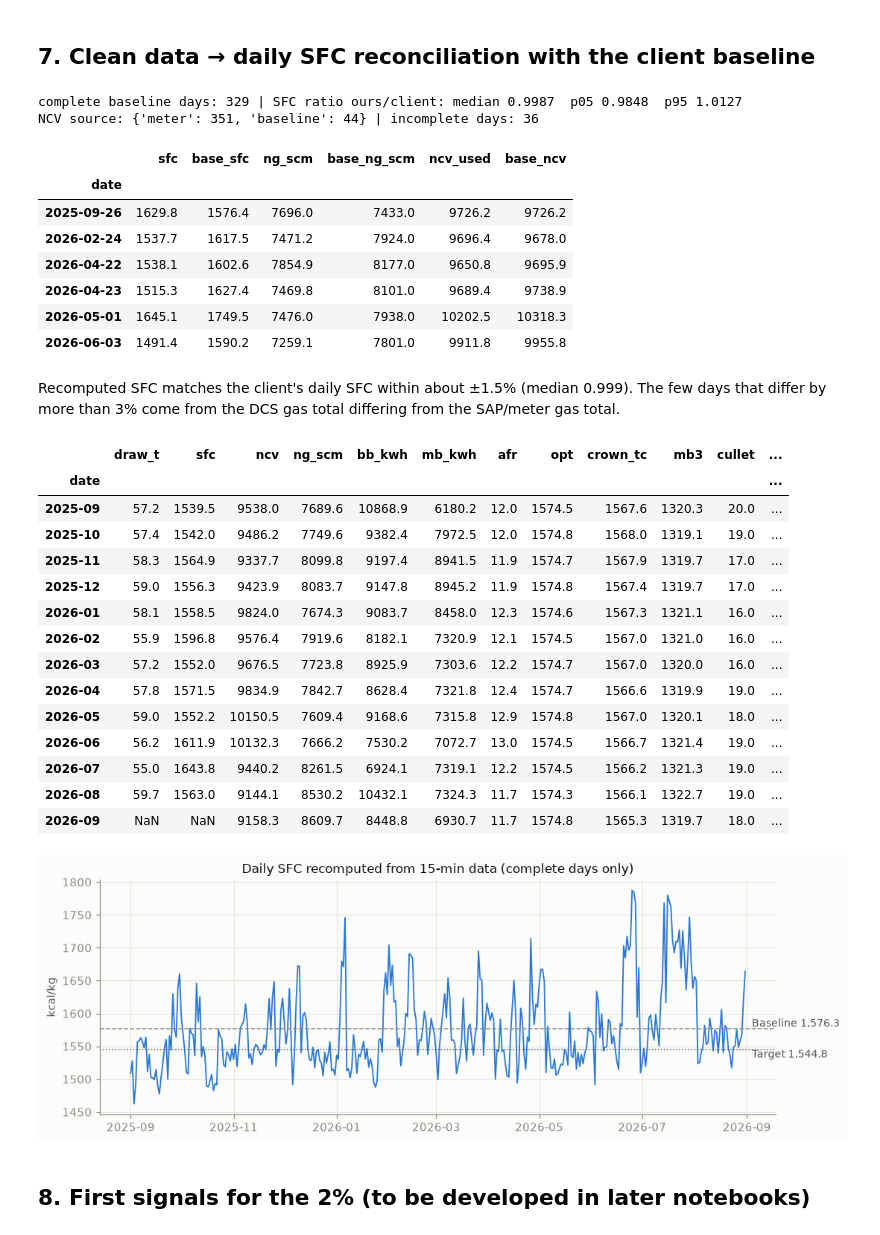
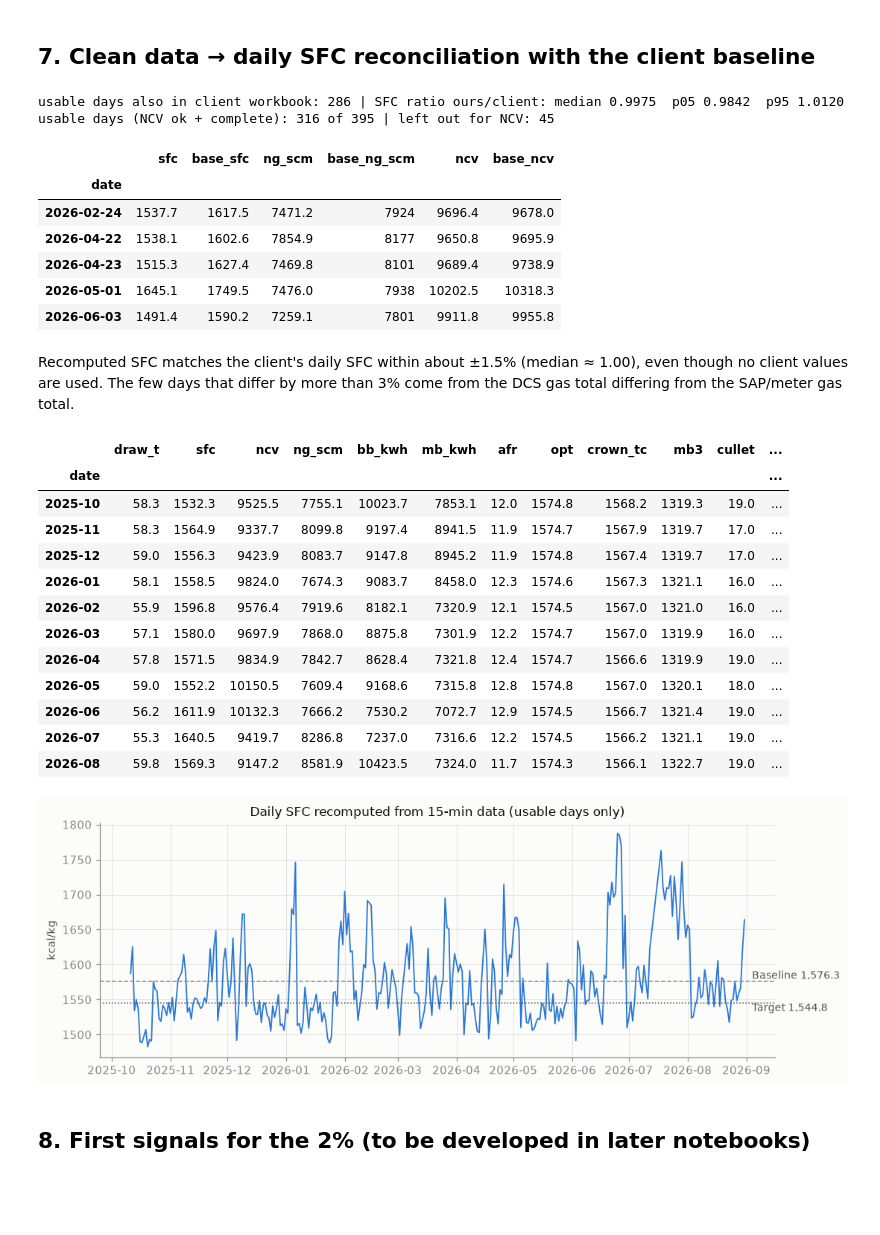
Before and after one commit to Sakthiskumar-A/PGP_ptm_analysis, a Jupyter notebook: notebooks/01_data_audit.ipynb, the cells around one changed output. Cells and saved outputs as stored; diff of their text form; code cells hidden in the pictures; blank space fills up the shorter version.

```diff
--- a/notebooks/01_data_audit.ipynb
+++ b/notebooks/01_data_audit.ipynb
@@ -205,59 +205,58 @@ plt.tight_layout(); plt.show()
 # %% [markdown]
 ## 7. Clean data → daily SFC reconciliation with the client baseline
 # %%
-d = dp.build_daily(q)
-dp.write_processed(q, d)
-x = d[d.day_complete & d.base_sfc.notna()]
+d = dp.build_daily(q); h = dp.build_hourly(q)
+dp.write_processed(q, d, h)
+# Comparison only: the client workbook is joined here to check our numbers, not to fill data.
+x = d[d.usable].join(dp.load_baseline_daily(), how='inner')
 r = x.sfc / x.base_sfc
-print('complete baseline days:', len(x), '| SFC ratio ours/client: median %.4f  p05 %.4f  p95 %.4f' % (r.median(), r.quantile(.05), r.quantile(.95)))
-print('NCV source:', d.ncv_source.value_counts().to_dict(), '| incomplete days:', int((~d.day_complete).sum()))
-x.loc[(r-1).abs() > 0.03, ['sfc','base_sfc','ng_scm','base_ng_scm','ncv_used','base_ncv']].round(1)
+print('usable days also in client workbook:', len(x), '| SFC ratio ours/client: median %.4f  p05 %.4f  p95 %.4f' % (r.median(), r.quantile(.05), r.quantile(.95)))
+print('usable days (NCV ok + complete):', int(d.usable.sum()), 'of', len(d), '| left out for NCV:', int((~d.ncv_ok).sum()))
+x.loc[(r-1).abs() > 0.03, ['sfc','base_sfc','ng_scm','base_ng_scm','ncv','base_ncv']].round(1)
 # %% [output]
-complete baseline days: 329 | SFC ratio ours/client: median 0.9987  p05 0.9848  p95 1.0127
-NCV source: {'meter': 351, 'baseline': 44} | incomplete days: 36
+usable days also in client workbook: 286 | SFC ratio ours/client: median 0.9975  p05 0.9842  p95 1.0120
+usable days (NCV ok + complete): 316 of 395 | left out for NCV: 45
-|  | sfc | base_sfc | ng_scm | base_ng_scm | ncv_used | base_ncv |
+|  | sfc | base_sfc | ng_scm | base_ng_scm | ncv | base_ncv |
 | date |  |  |  |  |  |  |
-| 2025-09-26 | 1629.8 | 1576.4 | 7696.0 | 7433.0 | 9726.2 | 9726.2 |
-| 2026-02-24 | 1537.7 | 1617.5 | 7471.2 | 7924.0 | 9696.4 | 9678.0 |
-| 2026-04-22 | 1538.1 | 1602.6 | 7854.9 | 8177.0 | 9650.8 | 9695.9 |
-| 2026-04-23 | 1515.3 | 1627.4 | 7469.8 | 8101.0 | 9689.4 | 9738.9 |
-| 2026-05-01 | 1645.1 | 1749.5 | 7476.0 | 7938.0 | 10202.5 | 10318.3 |
-| 2026-06-03 | 1491.4 | 1590.2 | 7259.1 | 7801.0 | 9911.8 | 9955.8 |
+| 2026-02-24 | 1537.7 | 1617.5 | 7471.2 | 7924 | 9696.4 | 9678.0 |
+| 2026-04-22 | 1538.1 | 1602.6 | 7854.9 | 8177 | 9650.8 | 9695.9 |
+| 2026-04-23 | 1515.3 | 1627.4 | 7469.8 | 8101 | 9689.4 | 9738.9 |
+| 2026-05-01 | 1645.1 | 1749.5 | 7476.0 | 7938 | 10202.5 | 10318.3 |
+| 2026-06-03 | 1491.4 | 1590.2 | 7259.1 | 7801 | 9911.8 | 9955.8 |
 # %% [markdown]
-Recomputed SFC matches the client's daily SFC within about ±1.5% (median 0.999). The few days that differ by more than 3% come from the DCS gas total differing from the SAP/meter gas total.
+Recomputed SFC matches the client's daily SFC within about ±1.5% (median ≈ 1.00), even though no client values are used. The few days that differ by more than 3% come from the DCS gas total differing from the SAP/meter gas total.
 # %%
-m = d.groupby(d.index.to_period('M')).agg(draw_t=('draw_kg', lambda s: s.mean()/1000), sfc=('sfc','mean'), ncv=('ncv_used','mean'),
+du = d[d.usable]
+m = du.groupby(du.index.to_period('M')).agg(draw_t=('draw_kg', lambda s: s.mean()/1000), sfc=('sfc','mean'), ncv=('ncv','mean'),
         ng_scm=('ng_scm','mean'), bb_kwh=('bb_kwh','mean'), mb_kwh=('mb_kwh','mean'), afr=('afr','mean'),
         opt=('opt_temp','mean'), crown_tc=('crown_tc','mean'), mb3=('mb3_temp','mean'), cullet=('cullet_pct','mean'), seeds=('seed_count','mean'))
 m.round(1)
 # %% [output]
 |  | draw_t | sfc | ncv | ng_scm | bb_kwh | mb_kwh | afr | opt | crown_tc | mb3 | cullet | ... |
 | date |  |  |  |  |  |  |  |  |  |  |  | ... |
-| 2025-09 | 57.2 | 1539.5 | 9538.0 | 7689.6 | 10868.9 | 6180.2 | 12.0 | 1574.5 | 1567.6 | 1320.3 | 20.0 | ... |
-| 2025-10 | 57.4 | 1542.0 | 9486.2 | 7749.6 | 9382.4 | 7972.5 | 12.0 | 1574.8 | 1568.0 | 1319.1 | 19.0 | ... |
+| 2025-10 | 58.3 | 1532.3 | 9525.5 | 7755.1 | 10023.7 | 7853.1 | 12.0 | 1574.8 | 1568.2 | 1319.3 | 19.0 | ... |
 | 2025-11 | 58.3 | 1564.9 | 9337.7 | 8099.8 | 9197.4 | 8941.5 | 11.9 | 1574.7 | 1567.9 | 1319.7 | 17.0 | ... |
 | 2025-12 | 59.0 | 1556.3 | 9423.9 | 8083.7 | 9147.8 | 8945.2 | 11.9 | 1574.8 | 1567.4 | 1319.7 | 17.0 | ... |
 | 2026-01 | 58.1 | 1558.5 | 9824.0 | 7674.3 | 9083.7 | 8458.0 | 12.3 | 1574.6 | 1567.3 | 1321.1 | 16.0 | ... |
 | 2026-02 | 55.9 | 1596.8 | 9576.4 | 7919.6 | 8182.1 | 7320.9 | 12.1 | 1574.5 | 1567.0 | 1321.0 | 16.0 | ... |
-| 2026-03 | 57.2 | 1552.0 | 9676.5 | 7723.8 | 8925.9 | 7303.6 | 12.2 | 1574.7 | 1567.0 | 1320.0 | 16.0 | ... |
+| 2026-03 | 57.1 | 1580.0 | 9697.9 | 7868.0 | 8875.8 | 7301.9 | 12.2 | 1574.7 | 1567.0 | 1319.9 | 16.0 | ... |
 | 2026-04 | 57.8 | 1571.5 | 9834.9 | 7842.7 | 8628.4 | 7321.8 | 12.4 | 1574.7 | 1566.6 | 1319.9 | 19.0 | ... |
-| 2026-05 | 59.0 | 1552.2 | 10150.5 | 7609.4 | 9168.6 | 7315.8 | 12.9 | 1574.8 | 1567.0 | 1320.1 | 18.0 | ... |
-| 2026-06 | 56.2 | 1611.9 | 10132.3 | 7666.2 | 7530.2 | 7072.7 | 13.0 | 1574.5 | 1566.7 | 1321.4 | 19.0 | ... |
-| 2026-07 | 55.0 | 1643.8 | 9440.2 | 8261.5 | 6924.1 | 7319.1 | 12.2 | 1574.5 | 1566.2 | 1321.3 | 19.0 | ... |
-| 2026-08 | 59.7 | 1563.0 | 9144.1 | 8530.2 | 10432.1 | 7324.3 | 11.7 | 1574.3 | 1566.1 | 1322.7 | 19.0 | ... |
-| 2026-09 | NaN | NaN | 9158.3 | 8609.7 | 8448.8 | 6930.7 | 11.7 | 1574.8 | 1565.3 | 1319.7 | 18.0 | ... |
+| 2026-05 | 59.0 | 1552.2 | 10150.5 | 7609.4 | 9168.6 | 7315.8 | 12.8 | 1574.8 | 1567.0 | 1320.1 | 18.0 | ... |
+| 2026-06 | 56.2 | 1611.9 | 10132.3 | 7666.2 | 7530.2 | 7072.7 | 12.9 | 1574.5 | 1566.7 | 1321.4 | 19.0 | ... |
+| 2026-07 | 55.3 | 1640.5 | 9419.7 | 8286.8 | 7237.0 | 7316.6 | 12.2 | 1574.5 | 1566.2 | 1321.1 | 19.0 | ... |
+| 2026-08 | 59.8 | 1569.3 | 9147.2 | 8581.9 | 10423.5 | 7324.0 | 11.7 | 1574.3 | 1566.1 | 1322.7 | 19.0 | ... |
 # %%
-dc = d[d.day_complete]
+dc = d[d.usable]
 fig, ax = plt.subplots(figsize=(10, 3.6))
 ax.plot(dc.index, dc.sfc, color=BLUE, lw=1.2)
 ax.axhline(1576.3, color=MUTED, lw=1, ls='--'); ax.axhline(1544.8, color=INK2, lw=1, ls=':')
 x_end = dc.index.max() + pd.Timedelta(days=4)
 ax.text(x_end, 1576.3, 'Baseline 1,576.3', color=INK2, fontsize=9, va='bottom')
 ax.text(x_end, 1544.8, 'Target 1,544.8', color=INK2, fontsize=9, va='top')
-ax.set_ylabel('kcal/kg'); ax.set_title('Daily SFC recomputed from 15-min data (complete days only)')
+ax.set_ylabel('kcal/kg'); ax.set_title('Daily SFC recomputed from 15-min data (usable days only)')
 plt.tight_layout(); plt.show()
 # %% [output]
-[figure, old version]
+[figure, new version]
 # %% [markdown]
 ## 8. First signals for the 2% (to be developed in later notebooks)
 # %%
```
Also changed, not shown: parts of 5 cells of this notebook, 11 other files.
